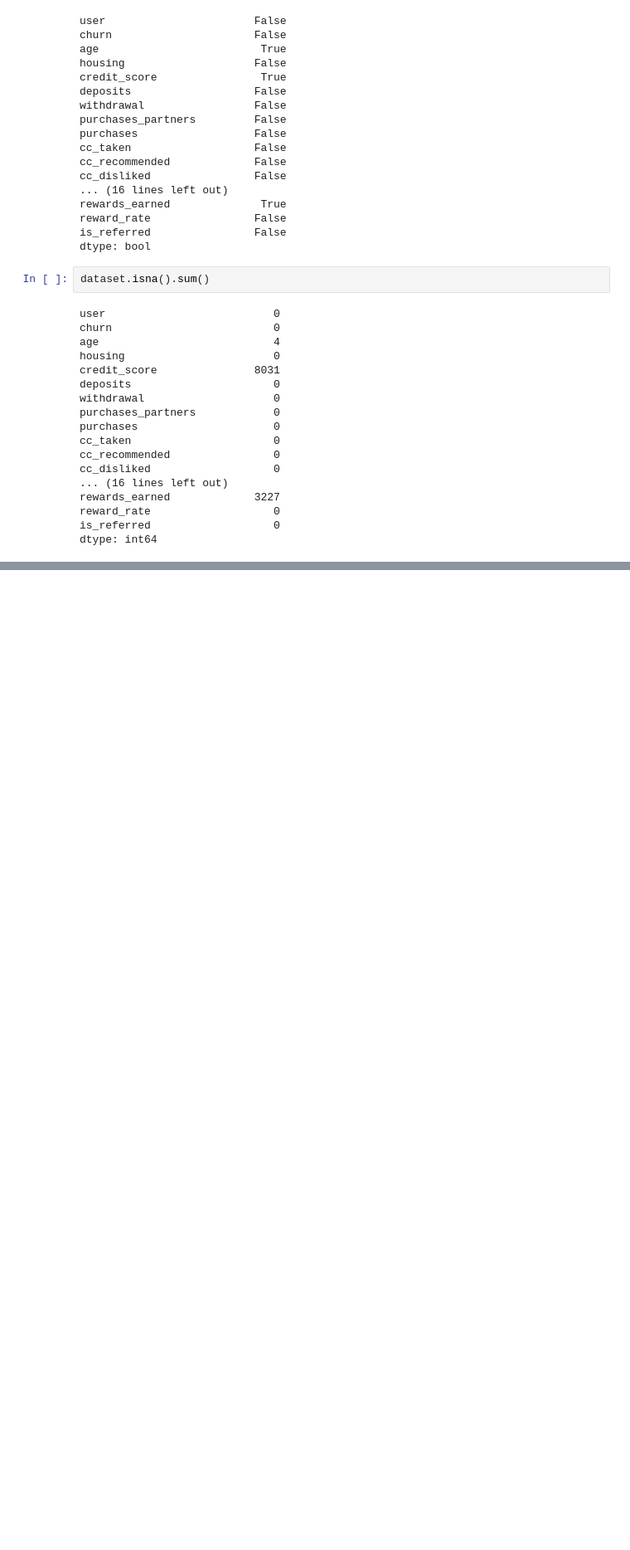
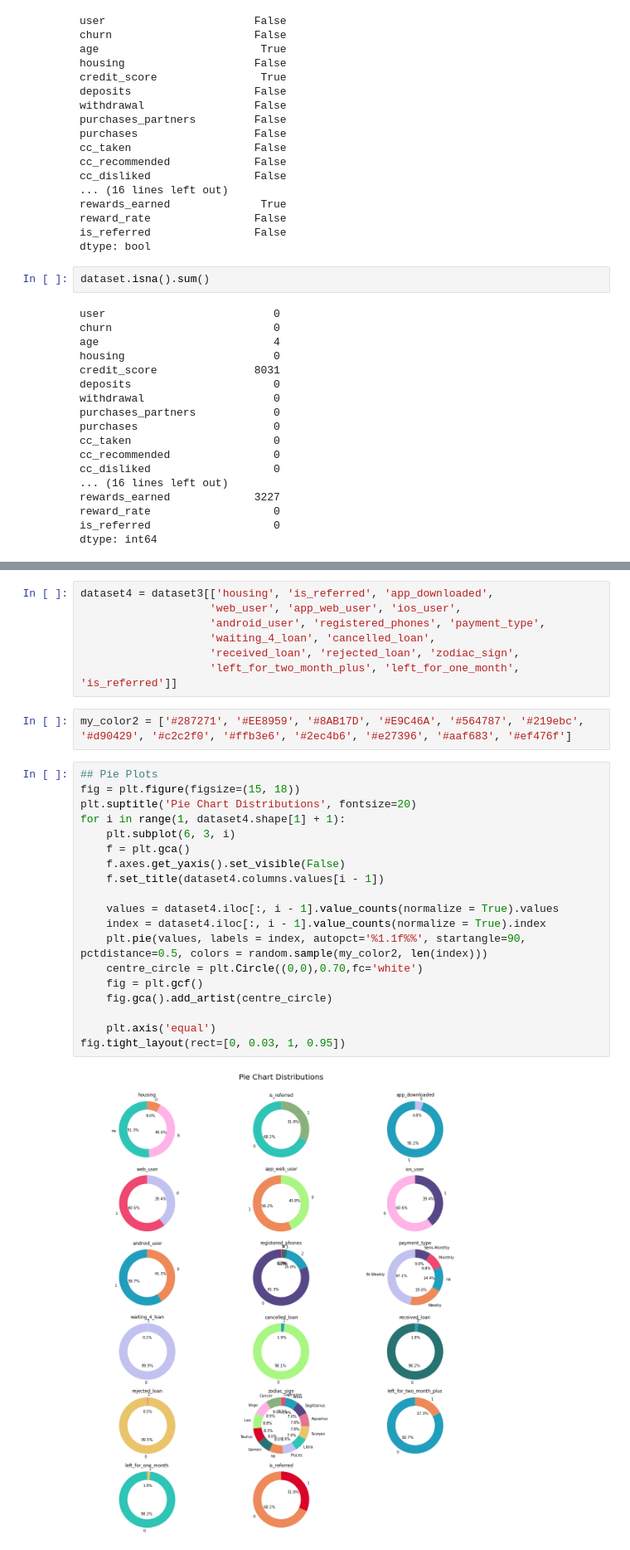
Before and after one commit to jha-vineet69/Minimizing-Churn-Rate, a Jupyter notebook: Minimizing_Churn.ipynb, the cells around one changed output, grey strips where cells are left out. Shown at 83% size. Saved outputs shown, nothing was run; the diff lists cells and outputs as text; blank space fills up the shorter version.

```diff
--- a/Minimizing_Churn.ipynb
+++ b/Minimizing_Churn.ipynb
@@ -117,0 +139,30 @@ dataset = dataset.drop(columns = ['credit_score', 'rewards_earned'])
+# %%
+dataset4 = dataset3[['housing', 'is_referred', 'app_downloaded',
+                    'web_user', 'app_web_user', 'ios_user',
+                    'android_user', 'registered_phones', 'payment_type',
+                    'waiting_4_loan', 'cancelled_loan',
+                    'received_loan', 'rejected_loan', 'zodiac_sign',
+                    'left_for_two_month_plus', 'left_for_one_month', 'is_referred']]
+# %%
+my_color2 = ['#287271', '#EE8959', '#8AB17D', '#E9C46A', '#564787', '#219ebc', '#d90429', '#c2c2f0', '#ffb3e6', '#2ec4b6', '#e27396', '#aaf683', '#ef476f']
+# %%
+## Pie Plots
+fig = plt.figure(figsize=(15, 18))
+plt.suptitle('Pie Chart Distributions', fontsize=20)
+for i in range(1, dataset4.shape[1] + 1):
+    plt.subplot(6, 3, i)
+    f = plt.gca()
+    f.axes.get_yaxis().set_visible(False)
+    f.set_title(dataset4.columns.values[i - 1])
+
+    values = dataset4.iloc[:, i - 1].value_counts(normalize = True).values
+    index = dataset4.iloc[:, i - 1].value_counts(normalize = True).index
+    plt.pie(values, labels = index, autopct='%1.1f%%', startangle=90, pctdistance=0.5, colors = random.sample(my_color2, len(index)))
+    centre_circle = plt.Circle((0,0),0.70,fc='white')
+    fig = plt.gcf()
+    fig.gca().add_artist(centre_circle)
+
+    plt.axis('equal')
+fig.tight_layout(rect=[0, 0.03, 1, 0.95])
+# %% [output]
+[figure, added]
```
Also changed, not shown: parts of 5 cells of this notebook.
